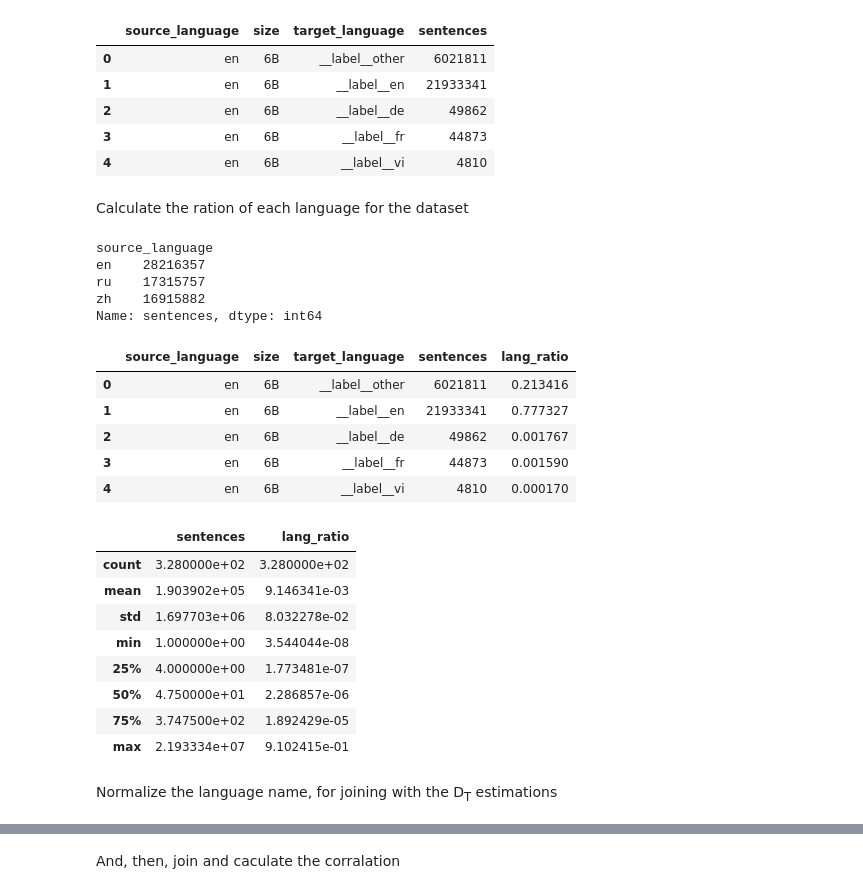
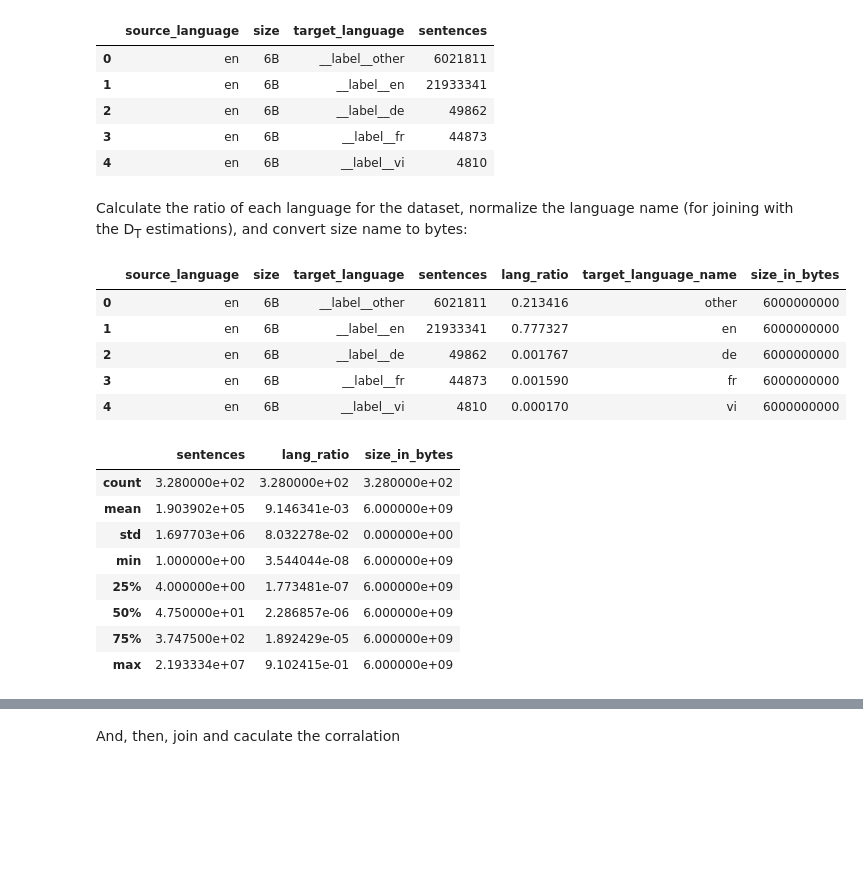
Before and after one commit to lersouza/language-transfer, a Jupyter notebook: notebooks/Data Analysis.ipynb, the cells around one changed output, grey strips where cells are left out. Cells and saved outputs as stored; diff of their text form; code cells hidden in the pictures; blank space fills up the shorter version.

Commit message:
improve data anaysis and lang classification scripts

```diff
--- a/notebooks/Data Analysis.ipynb
+++ b/notebooks/Data Analysis.ipynb
@@ -413,38 +548,32 @@ language_contamination_data.head()
 | 2 | en | 6B | __label__de | 49862 |
 | 3 | en | 6B | __label__fr | 44873 |
 | 4 | en | 6B | __label__vi | 4810 |
-# %% [markdown]
-Calculate the ration of each language for the dataset
-# %%
-all_sequences = language_contamination_data.groupby("source_language")["sentences"].sum()
-all_sequences
-# %% [output]
-source_language
-en    28216357
-ru    17315757
-zh    16915882
-Name: sentences, dtype: int64
+# %% [markdown]
+Calculate the ratio of each language for the dataset, normalize the language name (for joining with the D<sub>T</sub> estimations), and convert size name to bytes:
 # %%
+all_sequences = language_contamination_data.groupby("source_language")["sentences"].sum()
+
 language_contamination_data["lang_ratio"] = language_contamination_data.apply(lambda r: r["sentences"] / all_sequences[r["source_language"]], axis=1)
+language_contamination_data["target_language_name"] = language_contamination_data["target_language"].apply(lambda e: e.split("_")[-1])
+language_contamination_data["size_in_bytes"] = language_contamination_data["size"].apply(convert_size_to_number)
+
 language_contamination_data.head()
 # %% [output]
-|  | source_language | size | target_language | sentences | lang_ratio |
-| 0 | en | 6B | __label__other | 6021811 | 0.213416 |
-| 1 | en | 6B | __label__en | 21933341 | 0.777327 |
-| 2 | en | 6B | __label__de | 49862 | 0.001767 |
-| 3 | en | 6B | __label__fr | 44873 | 0.001590 |
-| 4 | en | 6B | __label__vi | 4810 | 0.000170 |
+|  | source_language | size | target_language | sentences | lang_ratio | target_language_name | size_in_bytes |
+| 0 | en | 6B | __label__other | 6021811 | 0.213416 | other | 6000000000 |
+| 1 | en | 6B | __label__en | 21933341 | 0.777327 | en | 6000000000 |
+| 2 | en | 6B | __label__de | 49862 | 0.001767 | de | 6000000000 |
+| 3 | en | 6B | __label__fr | 44873 | 0.001590 | fr | 6000000000 |
+| 4 | en | 6B | __label__vi | 4810 | 0.000170 | vi | 6000000000 |
 # %%
 language_contamination_data.describe()
 # %% [output]
-|  | sentences | lang_ratio |
-| count | 3.280000e+02 | 3.280000e+02 |
-| mean | 1.903902e+05 | 9.146341e-03 |
-| std | 1.697703e+06 | 8.032278e-02 |
-| min | 1.000000e+00 | 3.544044e-08 |
-| 25% | 4.000000e+00 | 1.773481e-07 |
-| 50% | 4.750000e+01 | 2.286857e-06 |
-| 75% | 3.747500e+02 | 1.892429e-05 |
-| max | 2.193334e+07 | 9.102415e-01 |
+|  | sentences | lang_ratio | size_in_bytes |
+| count | 3.280000e+02 | 3.280000e+02 | 3.280000e+02 |
+| mean | 1.903902e+05 | 9.146341e-03 | 6.000000e+09 |
+| std | 1.697703e+06 | 8.032278e-02 | 0.000000e+00 |
+| min | 1.000000e+00 | 3.544044e-08 | 6.000000e+09 |
+| 25% | 4.000000e+00 | 1.773481e-07 | 6.000000e+09 |
+| 50% | 4.750000e+01 | 2.286857e-06 | 6.000000e+09 |
+| 75% | 3.747500e+02 | 1.892429e-05 | 6.000000e+09 |
+| max | 2.193334e+07 | 9.102415e-01 | 6.000000e+09 |
-# %% [markdown]
-Normalize the language name, for joining with the D<sub>T</sub> estimations
```
Also changed, not shown: parts of 57 cells of this notebook, 2 other files.
